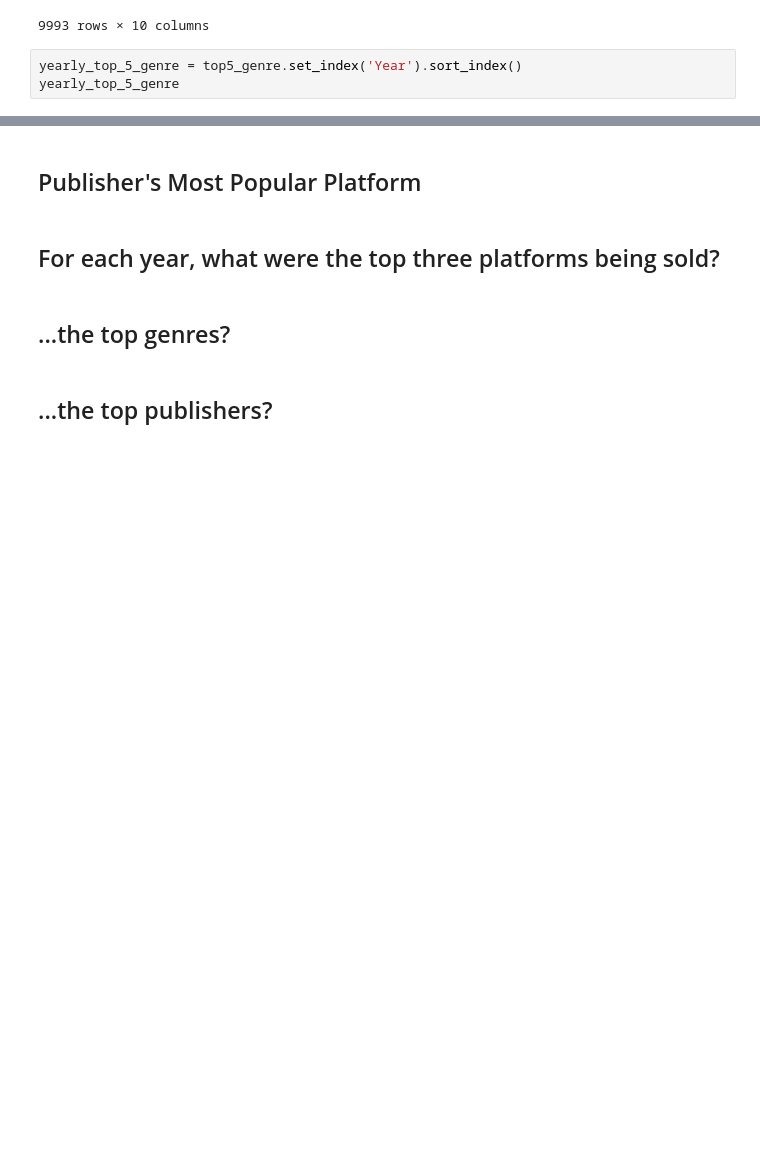
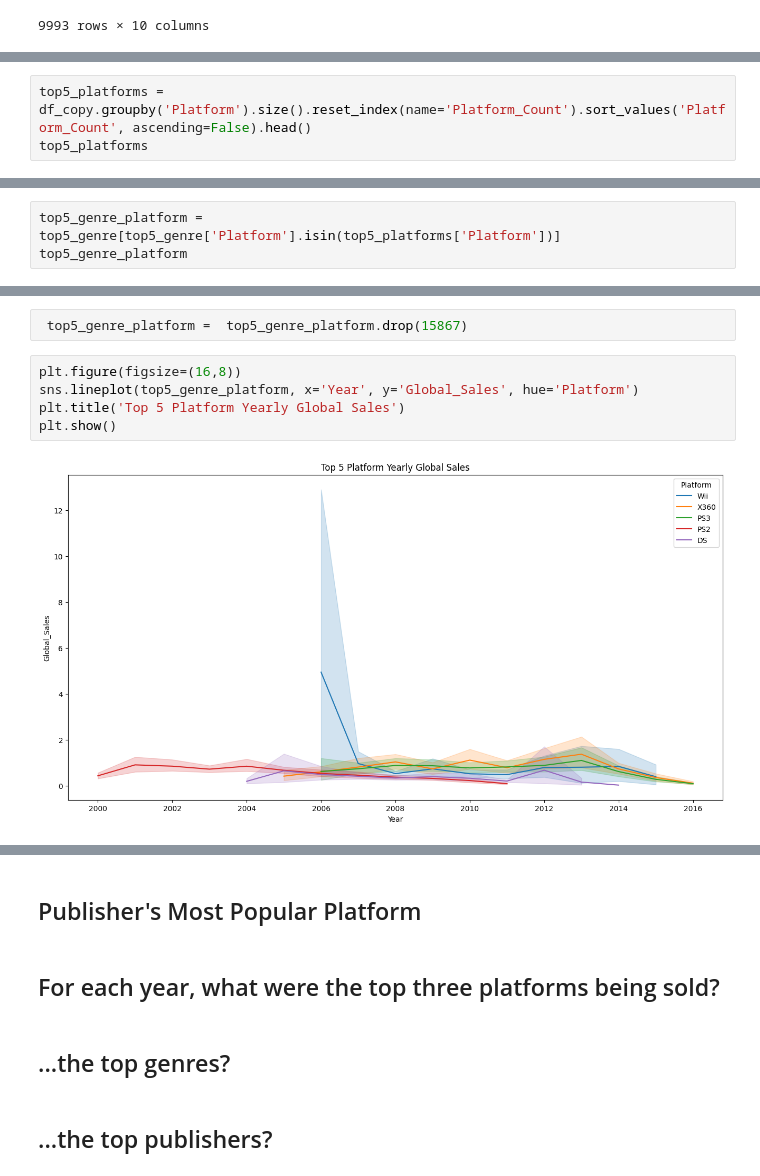
Before and after one commit to cafesmire/notebooks, a Jupyter notebook: video_game_sales/videogame_eda.ipynb, the cells around one changed output, grey strips where cells are left out. Drawn from its saved outputs; the diff is of its cells as text; blank space fills up the shorter version.

Commit message:
Explore top 5 platforms vs top 5 genres

```diff
--- a/video_game_sales/videogame_eda.ipynb
+++ b/video_game_sales/videogame_eda.ipynb
@@ -217,6 +217,3 @@ top5_genre
 | 16590 | Eiyuu Densetsu: Sora no Kiseki Ma... | PSP | 2007.0 | Role-Playing | Falcom Corporation | 0.00 | 0.00 | 0.01 | 0.00 | ... |
 | 16594 | Men in Black II: Alien Escape | GC | 2003.0 | Shooter | Infogrames | 0.01 | 0.00 | 0.00 | 0.00 | ... |
 9993 rows × 10 columns
-# %%
-yearly_top_5_genre = top5_genre.set_index('Year').sort_index()
-yearly_top_5_genre
@@ -273,0 +222,3 @@ plt.show()
+# %%
+top5_platforms = df_copy.groupby('Platform').size().reset_index(name='Platform_Count').sort_values('Platform_Count', ascending=False).head()
+top5_platforms
@@ -273,0 +232,3 @@ plt.show()
+# %%
+top5_genre_platform = top5_genre[top5_genre['Platform'].isin(top5_platforms['Platform'])]
+top5_genre_platform
@@ -273,0 +268,9 @@ plt.show()
+# %%
+ top5_genre_platform =  top5_genre_platform.drop(15867)
+# %%
+plt.figure(figsize=(16,8))
+sns.lineplot(top5_genre_platform, x='Year', y='Global_Sales', hue='Platform')
+plt.title('Top 5 Platform Yearly Global Sales')
+plt.show()
+# %% [output]
+[figure, added]
```
Also changed, not shown: parts of 14 cells of this notebook.
